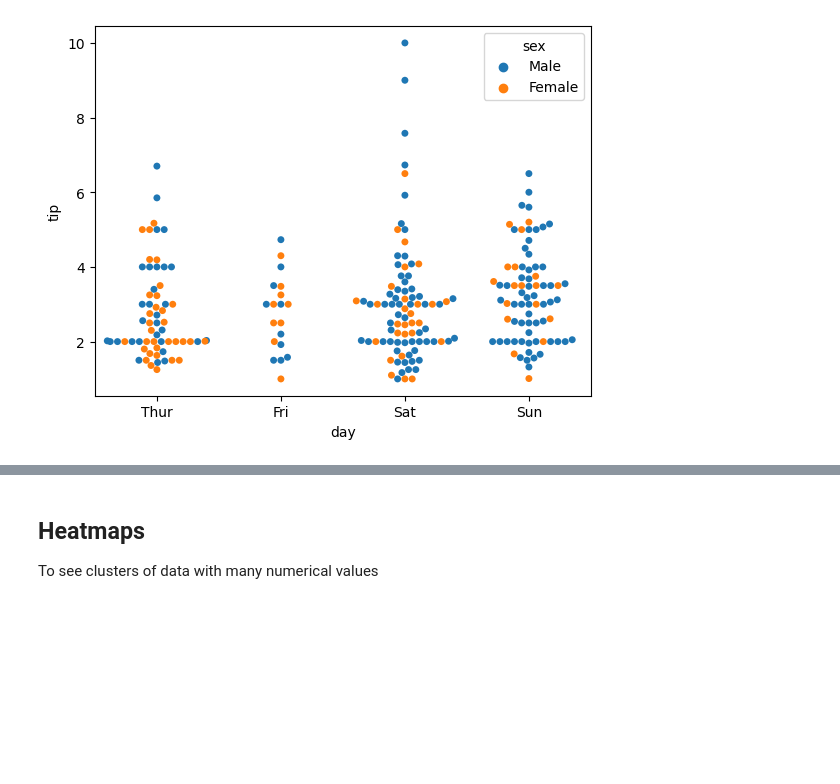
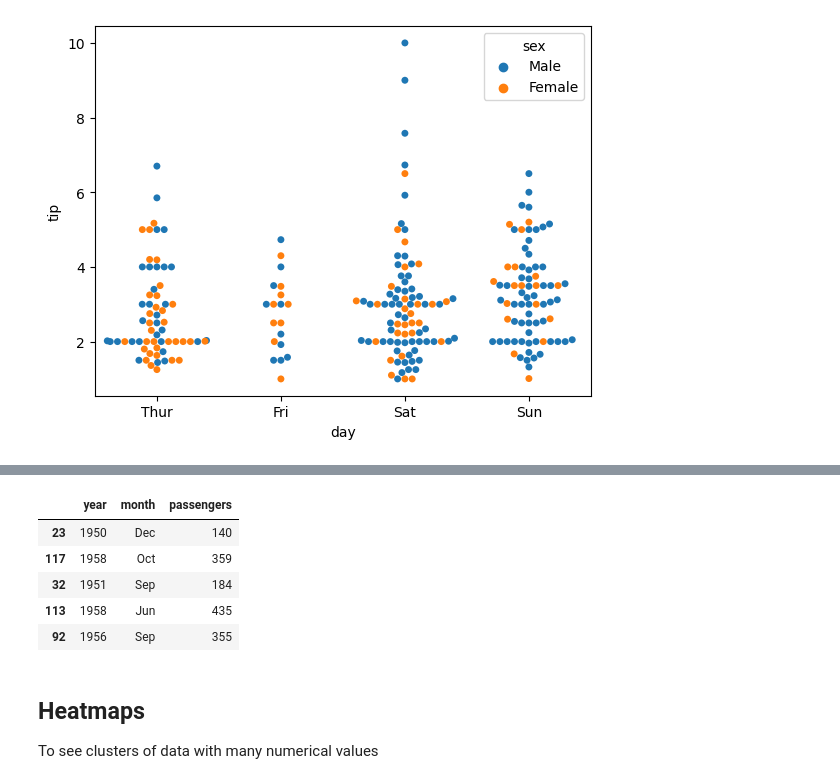
Before and after one commit to jgraber/PythonFriday, a Jupyter notebook: Jupyter/Seaborn_sensemaking.ipynb, the cells around one changed output, grey strips where cells are left out. Cells and saved outputs as stored; diff of their text form; code cells hidden in the pictures; blank space fills up the shorter version.

```diff
--- a/Jupyter/Seaborn_sensemaking.ipynb
+++ b/Jupyter/Seaborn_sensemaking.ipynb
@@ -109,3 +126,12 @@ sns.swarmplot(x="day", y="tip", hue="sex", data=tips)
+# %%
+flights_monthly.sample(5)
+# %% [output]
+|  | year | month | passengers |
+| 23 | 1950 | Dec | 140 |
+| 117 | 1958 | Oct | 359 |
+| 32 | 1951 | Sep | 184 |
+| 113 | 1958 | Jun | 435 |
+| 92 | 1956 | Sep | 355 |
 # %% [markdown]
 ## Heatmaps
 To see clusters of data with many numerical values
```
Also changed, not shown: parts of 8 cells of this notebook.
